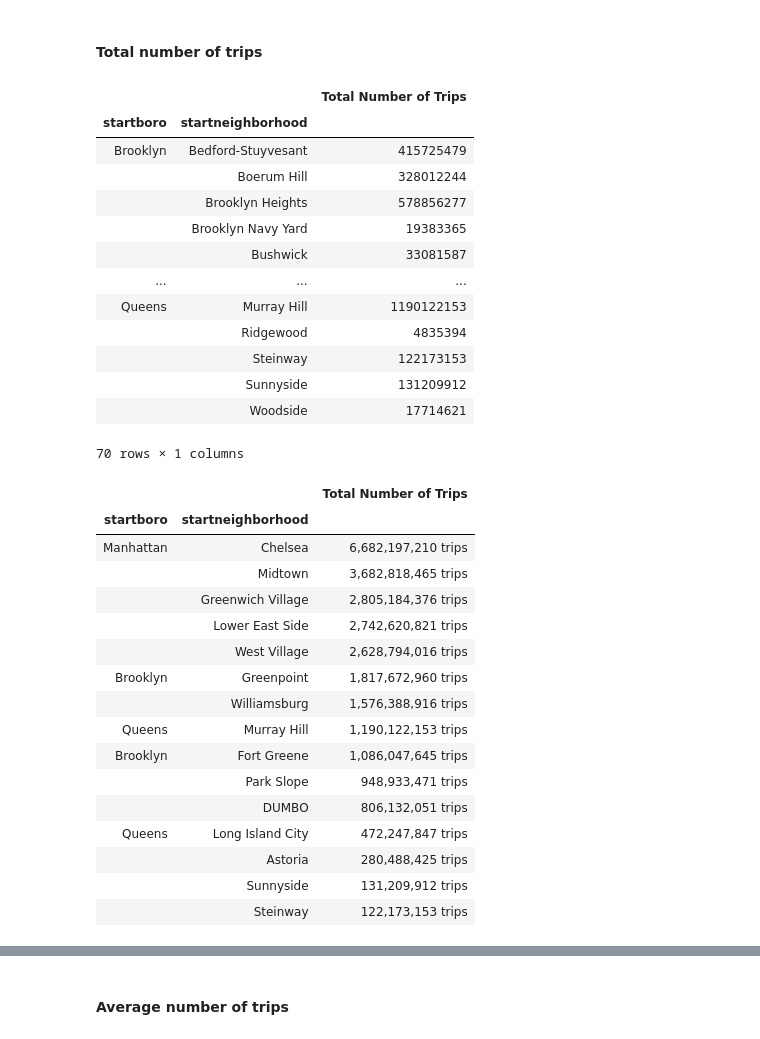
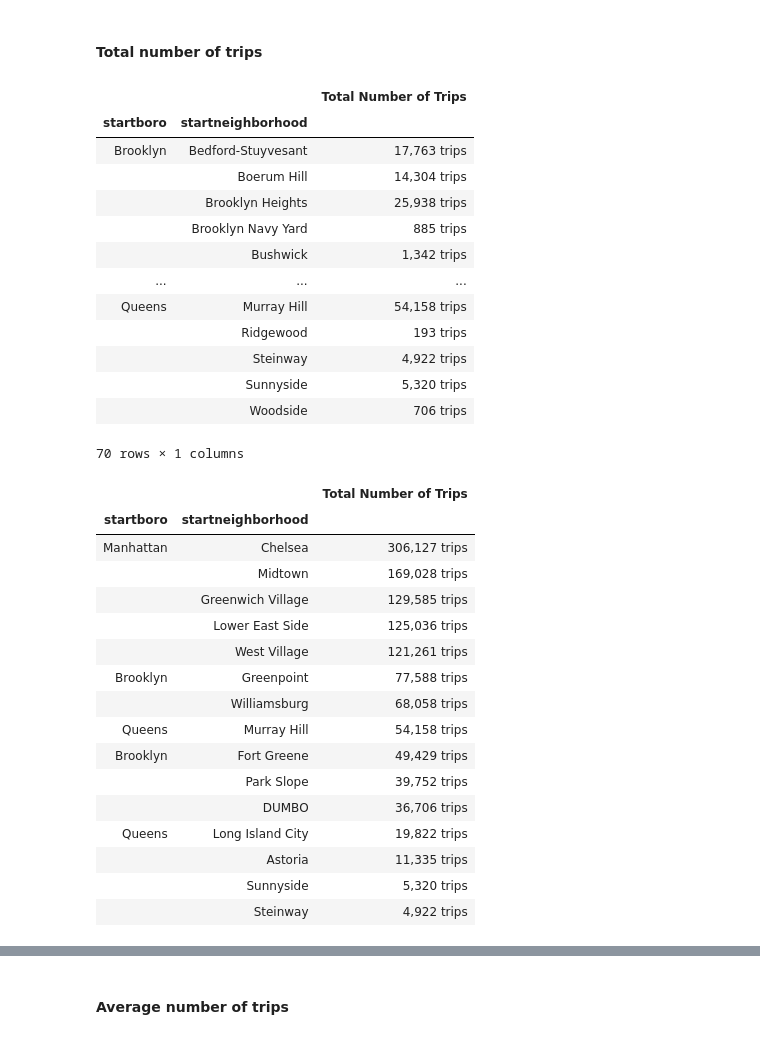
Before and after one commit to yslnam/mofo_bikes, a Jupyter notebook: notebooks/eda/citibike_feature_engineered_eda.ipynb, the cells around one changed output, grey strips where cells are left out. Saved outputs shown, nothing was run; the diff lists cells and outputs as text; code cells hidden in the pictures.

```diff
--- a/notebooks/eda/citibike_feature_engineered_eda.ipynb
+++ b/notebooks/eda/citibike_feature_engineered_eda.ipynb
@@ -407,24 +407,24 @@ avg_rides_by_boro_hood_daytype
 # %% [markdown]
 #### Total number of trips
 # %%
-total_rides_by_boro_hood = pivot_cb.pivot_table('bikeid', index=['startboro', 'startneighborhood'], aggfunc='sum', fill_value=0)
-# total_rides_by_boro_hood = total_rides_by_boro_hood.applymap('{0:,.0f} trips'.format)
+total_rides_by_boro_hood = pivot_cb.pivot_table('bikeid', index=['startboro', 'startneighborhood'], aggfunc='count', fill_value=0)
+total_rides_by_boro_hood = total_rides_by_boro_hood.applymap('{0:,.0f} trips'.format)
 total_rides_by_boro_hood.columns = ['Total Number of Trips']
 total_rides_by_boro_hood
 # %% [output]
 |  |  | Total Number of Trips |
 | startboro | startneighborhood |  |
-| Brooklyn | Bedford-Stuyvesant | 415725479 |
-|  | Boerum Hill | 328012244 |
-|  | Brooklyn Heights | 578856277 |
-|  | Brooklyn Navy Yard | 19383365 |
-|  | Bushwick | 33081587 |
+| Brooklyn | Bedford-Stuyvesant | 17,763 trips |
+|  | Boerum Hill | 14,304 trips |
+|  | Brooklyn Heights | 25,938 trips |
+|  | Brooklyn Navy Yard | 885 trips |
+|  | Bushwick | 1,342 trips |
 | ... | ... | ... |
-| Queens | Murray Hill | 1190122153 |
-|  | Ridgewood | 4835394 |
-|  | Steinway | 122173153 |
-|  | Sunnyside | 131209912 |
-|  | Woodside | 17714621 |
+| Queens | Murray Hill | 54,158 trips |
+|  | Ridgewood | 193 trips |
+|  | Steinway | 4,922 trips |
+|  | Sunnyside | 5,320 trips |
+|  | Woodside | 706 trips |
 70 rows × 1 columns
 # %%
 most_start_trips_boro_hood = total_rides_by_boro_hood.reset_index().sort_values('Total Number of Trips', ascending=False).set_index(['startboro','startneighborhood'])
@@ -434,21 +434,21 @@ most_start_trips_boro_hood.applymap('{0:,.0f} trips'.format)
 # %% [output]
 |  |  | Total Number of Trips |
 | startboro | startneighborhood |  |
-| Manhattan | Chelsea | 6,682,197,210 trips |
-|  | Midtown | 3,682,818,465 trips |
-|  | Greenwich Village | 2,805,184,376 trips |
-|  | Lower East Side | 2,742,620,821 trips |
-|  | West Village | 2,628,794,016 trips |
-| Brooklyn | Greenpoint | 1,817,672,960 trips |
-|  | Williamsburg | 1,576,388,916 trips |
-| Queens | Murray Hill | 1,190,122,153 trips |
-| Brooklyn | Fort Greene | 1,086,047,645 trips |
-|  | Park Slope | 948,933,471 trips |
-|  | DUMBO | 806,132,051 trips |
-| Queens | Long Island City | 472,247,847 trips |
-|  | Astoria | 280,488,425 trips |
-|  | Sunnyside | 131,209,912 trips |
-|  | Steinway | 122,173,153 trips |
+| Manhattan | Chelsea | 306,127 trips |
+|  | Midtown | 169,028 trips |
+|  | Greenwich Village | 129,585 trips |
+|  | Lower East Side | 125,036 trips |
+|  | West Village | 121,261 trips |
+| Brooklyn | Greenpoint | 77,588 trips |
+|  | Williamsburg | 68,058 trips |
+| Queens | Murray Hill | 54,158 trips |
+| Brooklyn | Fort Greene | 49,429 trips |
+|  | Park Slope | 39,752 trips |
+|  | DUMBO | 36,706 trips |
+| Queens | Long Island City | 19,822 trips |
+|  | Astoria | 11,335 trips |
+|  | Sunnyside | 5,320 trips |
+|  | Steinway | 4,922 trips |
 # %%
 least_start_trips_boro_hood = total_rides_by_boro_hood.reset_index().sort_values('Total Number of Trips', ascending=True).set_index(['startboro','startneighborhood'])
 # show_all(most_avg_start_rides_by_boro_hood)
```
Also changed, not shown: parts of 5 cells of this notebook.
